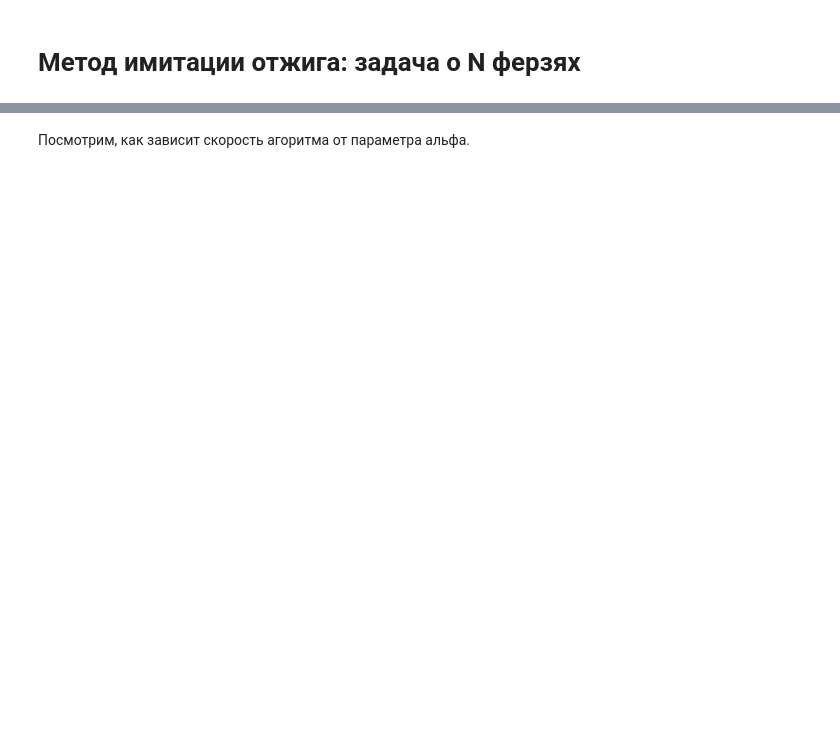
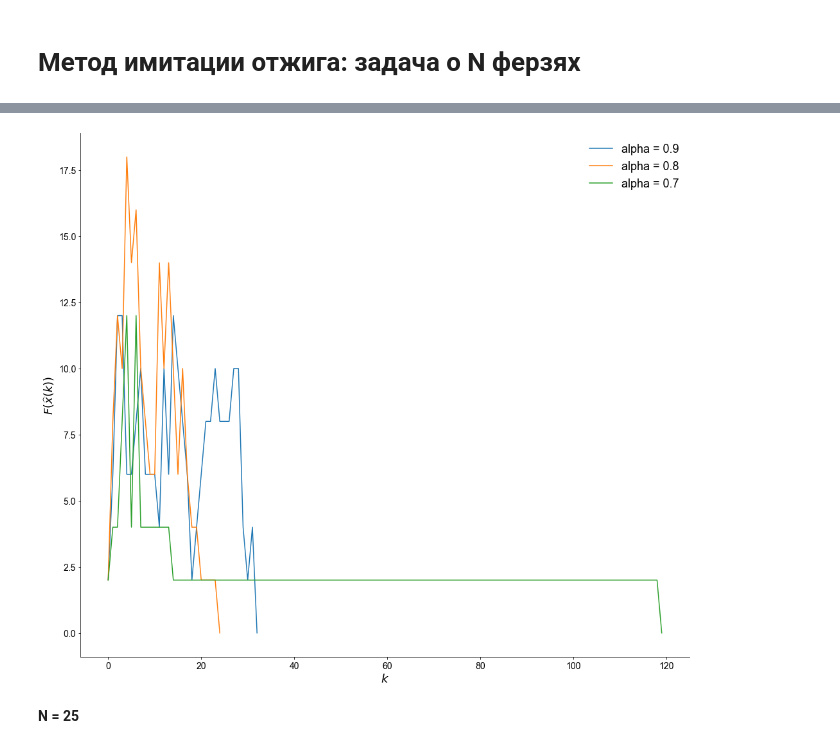
Before and after one commit to khaykingleb/stochastic-optimization-methods, a Jupyter notebook: Code/Метод отжига/Simulated_annealing.ipynb, the cells around one changed output, grey strips where cells are left out. Saved outputs shown, nothing was run; the diff lists cells and outputs as text; code cells hidden in the pictures; blank space fills up the shorter version.

```diff
--- a/Code/Метод отжига/Simulated_annealing.ipynb
+++ b/Code/Метод отжига/Simulated_annealing.ipynb
@@ -72,2 +141,0 @@ def simulated_annealing(Q, T, alpha):
-# %%
-simulated_annealing(matrix, 100, 0.95)
@@ -147,2 +146,2 @@ simulated_annealing(matrix, 100, 0.9)
 # %%
-%timeit simulated_annealing(matrix, 100, 0.9)
+a = SA_adj(a_matrix, 100, 0.9)
@@ -151,2 +148,2 @@ simulated_annealing(matrix, 100, 0.9)
 # %%
-%timeit simulated_annealing(matrix, 100, 0.8)
+b = SA_adj(a_matrix, 100, 0.8)
@@ -159,2 +149,0 @@ simulated_annealing(matrix, 100, 0.9)
-# %% [markdown]
-Посмотрим, как зависит скорость агоритма от параметра альфа.
@@ -182,0 +150,28 @@ def simulated_annealing_adj(Q, T, alpha):
+# %%
+c = SA_adj(a_matrix, 100, 0.7)
+# %%
+f = plt.figure(figsize=(17, 15))
+
+# Удаляем лишние границы
+ax = plt.subplot(111)
+ax.spines["top"].set_visible(False)
+ax.spines["right"].set_visible(False)
+ax.get_xaxis().tick_bottom()
+ax.get_yaxis().tick_left()
+
+# Корректируем оси абсцисс и ординат
+plt.xticks(fontsize=14)
+plt.yticks(fontsize=14)
+
+plt.xlabel("$k$", fontsize=18)
+plt.ylabel("$F(\widehat{x}(k))$", fontsize=18)
+
+plt.plot(a, label="alpha = 0.9")
+plt.plot(b, label="alpha = 0.8")
+plt.plot(c, label="alpha = 0.7")
+plt.legend(frameon=False, fontsize=18)
+
+sns.set()
+sns.set_style("white")
+# %% [output]
+[figure, added]
@@ -182,0 +180,2 @@ def simulated_annealing_adj(Q, T, alpha):
+# %% [markdown]
+__N = 25__
```
Also changed, not shown: parts of 38 cells of this notebook, 5 other files.
